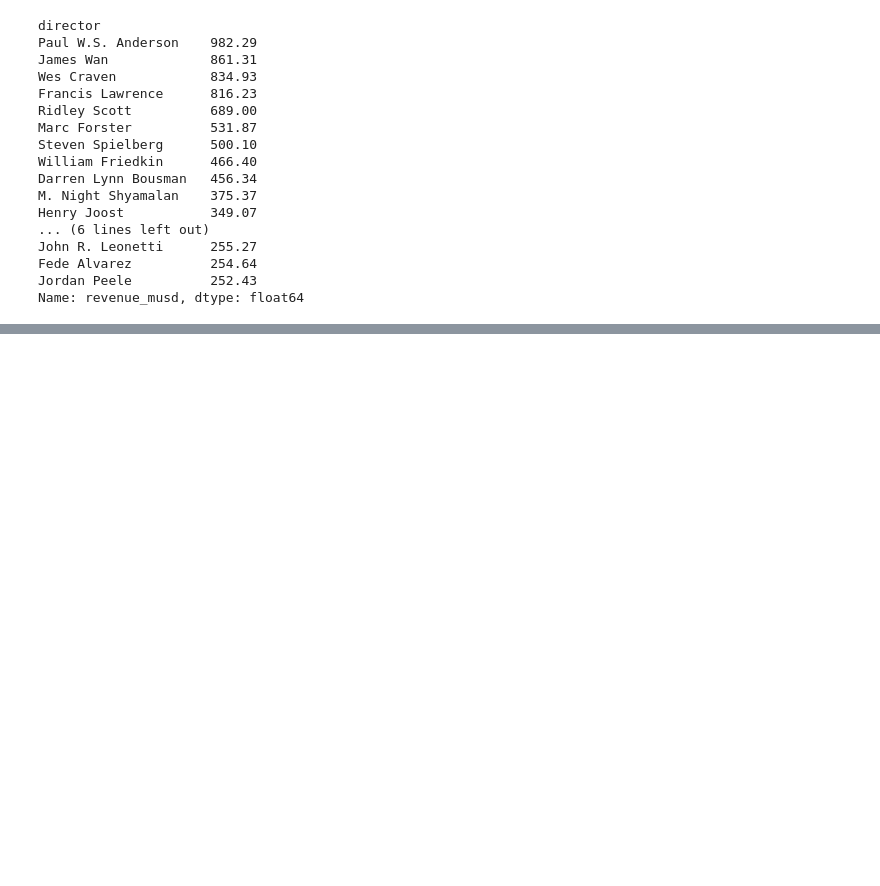
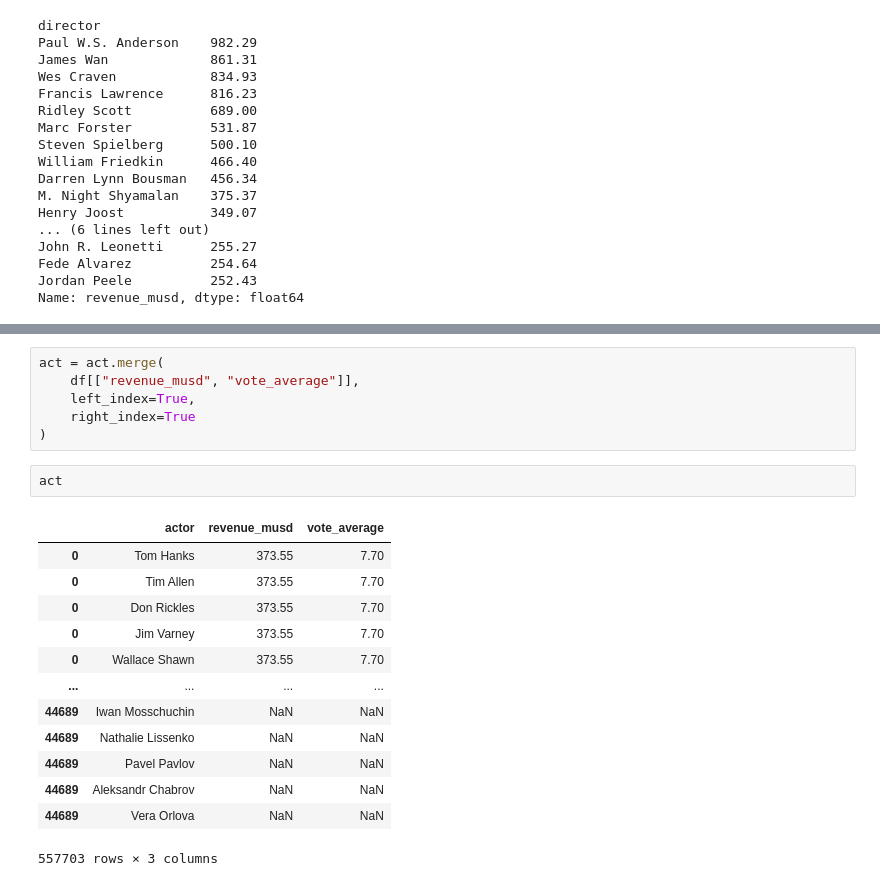
Before and after one commit to anoushka1405/Data-Science-Portfolio, a Jupyter notebook: 05_Analysing_Movies_Dataset/Exploratory_Analysis.ipynb, the cells around one changed output, grey strips where cells are left out. Drawn from its saved outputs; the diff is of its cells as text; blank space fills up the shorter version.

```diff
--- a/05_Analysing_Movies_Dataset/Exploratory_Analysis.ipynb
+++ b/05_Analysing_Movies_Dataset/Exploratory_Analysis.ipynb
@@ -878,0 +939,22 @@ Name: revenue_musd, dtype: float64
+# %%
+act = act.merge(
+    df[["revenue_musd", "vote_average"]],
+    left_index=True,
+    right_index=True
+)
+# %%
+act
+# %% [output]
+|  | actor | revenue_musd | vote_average |
+| 0 | Tom Hanks | 373.55 | 7.70 |
+| 0 | Tim Allen | 373.55 | 7.70 |
+| 0 | Don Rickles | 373.55 | 7.70 |
+| 0 | Jim Varney | 373.55 | 7.70 |
+| 0 | Wallace Shawn | 373.55 | 7.70 |
+| ... | ... | ... | ... |
+| 44689 | Iwan Mosschuchin | NaN | NaN |
+| 44689 | Nathalie Lissenko | NaN | NaN |
+| 44689 | Pavel Pavlov | NaN | NaN |
+| 44689 | Aleksandr Chabrov | NaN | NaN |
+| 44689 | Vera Orlova | NaN | NaN |
+557703 rows × 3 columns
```
Also changed, not shown: parts of 11 cells of this notebook, 1 other file.
